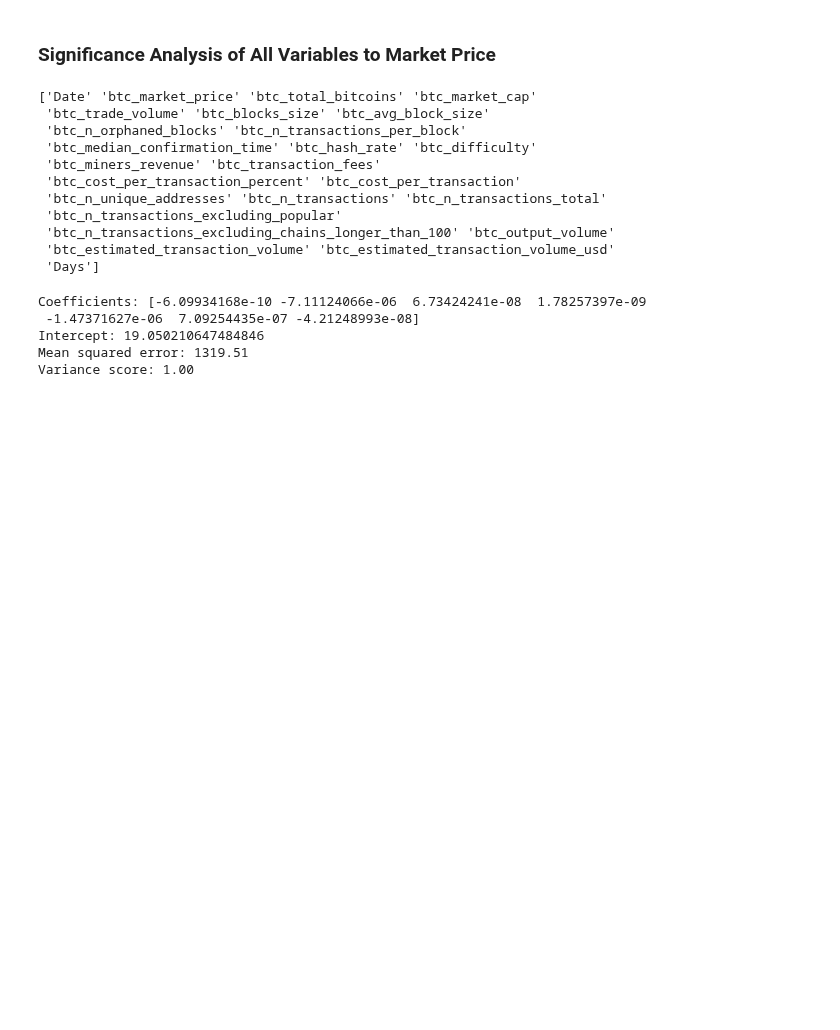
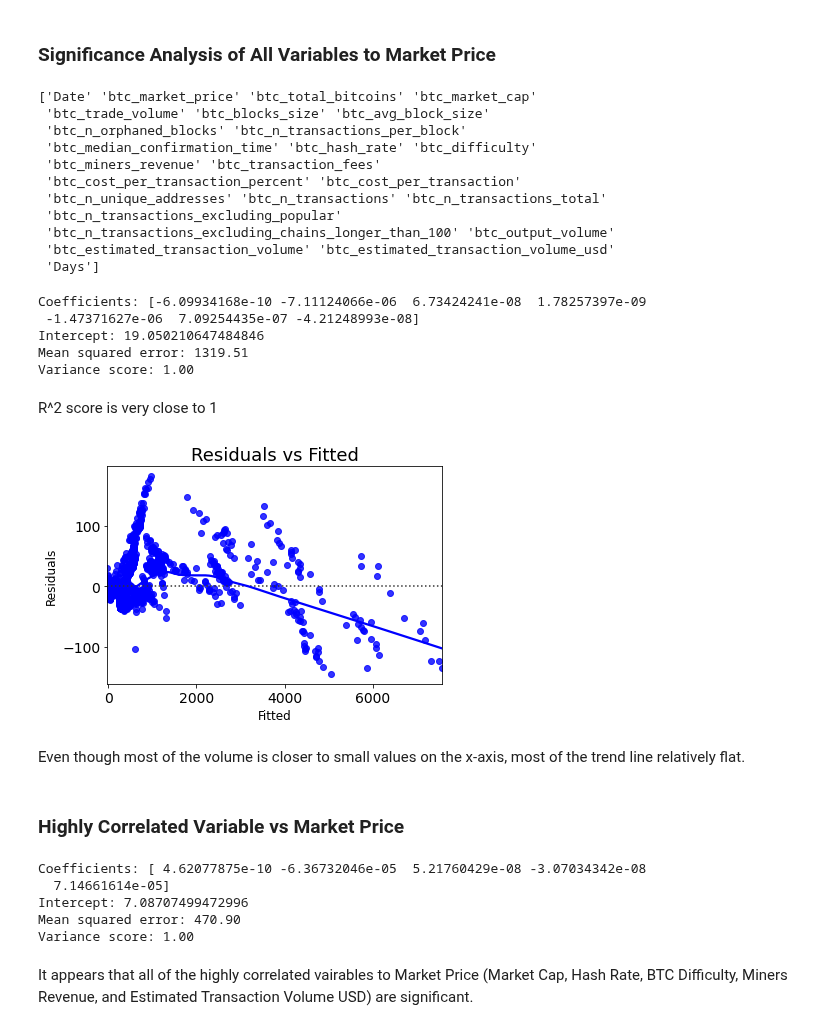
Before and after one commit to alvaroserrrano/BitcoinLinearRegression, a Jupyter notebook: bitcoin_linear_regression.ipynb, the cells around one changed output. Saved outputs shown, nothing was run; the diff lists cells and outputs as text; code cells hidden in the pictures; blank space fills up the shorter version.

Commit message:
linear regression on highly correlated variables

```diff
--- a/bitcoin_linear_regression.ipynb
+++ b/bitcoin_linear_regression.ipynb
@@ -545,3 +545,47 @@ Coefficients: [-6.09934168e-10 -7.11124066e-06  6.73424241e-08  1.78257397e-09
 Intercept: 19.050210647484846
 Mean squared error: 1319.51
 Variance score: 1.00
+# %% [markdown]
+R^2 score is very close to 1
+# %%
+# Residuals vs Fitted
+sns.residplot(x=predictions6, y=residuals6, lowess=True, color='blue')
+plt.title('Residuals vs Fitted')
+plt.xlabel('Fitted')
+plt.ylabel('Residuals')
+plt.rc('font', size=14)
+plt.rc('figure', titlesize=18)
+plt.rc('axes', labelsize=12)
+plt.rc('axes', titlesize=18)
+plt.show()
+# %% [output]
+[figure, added]
+# %% [markdown]
+Even though most of the volume is closer to small values on the x-axis, most of the trend line relatively flat.
+# %% [markdown]
+### Highly Correlated Variable vs Market Price
+# %%
+# Linear model of Highly correlated variables vs Market Price
+fit7 = linear_model.LinearRegression(fit_intercept=True, copy_X=True, n_jobs=1)
+fit7.fit(BTC_data2[["btc_difficulty", "btc_hash_rate", "btc_market_cap", "btc_estimated_transaction_volume_usd", "btc_miners_revenue"]], BTC_data2["btc_market_price"])
+# Make predictions using the testing set
+predictions7 = fit7.predict(BTC_data2[["btc_difficulty", "btc_hash_rate", "btc_market_cap", "btc_estimated_transaction_volume_usd", "btc_miners_revenue"]])
+# Residuals
+residuals7 = BTC_data2["btc_market_price"] - predictions7
+# The coefficients
+print(f'Coefficients: {fit7.coef_}')
+# Intercept
+print(f'Intercept: {fit7.intercept_}')
+# The mean squared error
+print("Mean squared error: %.2f"
+	  % np.mean((predictions7 - BTC_data2["btc_market_price"]) ** 2))
+# Explained variance score: 1 is perfect prediction
+print('Variance score: %.2f' % fit7.score(BTC_data2[["btc_difficulty", "btc_hash_rate", "btc_market_cap", "btc_estimated_transaction_volume_usd", "btc_miners_revenue"]], BTC_data2["btc_market_price"]))
+# %% [output]
+Coefficients: [ 4.62077875e-10 -6.36732046e-05  5.21760429e-08 -3.07034342e-08
+  7.14661614e-05]
+Intercept: 7.08707499472996
+Mean squared error: 470.90
+Variance score: 1.00
+# %% [markdown]
+It appears that all of the highly correlated vairables to Market Price (Market Cap, Hash Rate, BTC Difficulty, Miners Revenue, and Estimated Transaction Volume USD) are significant.
```
